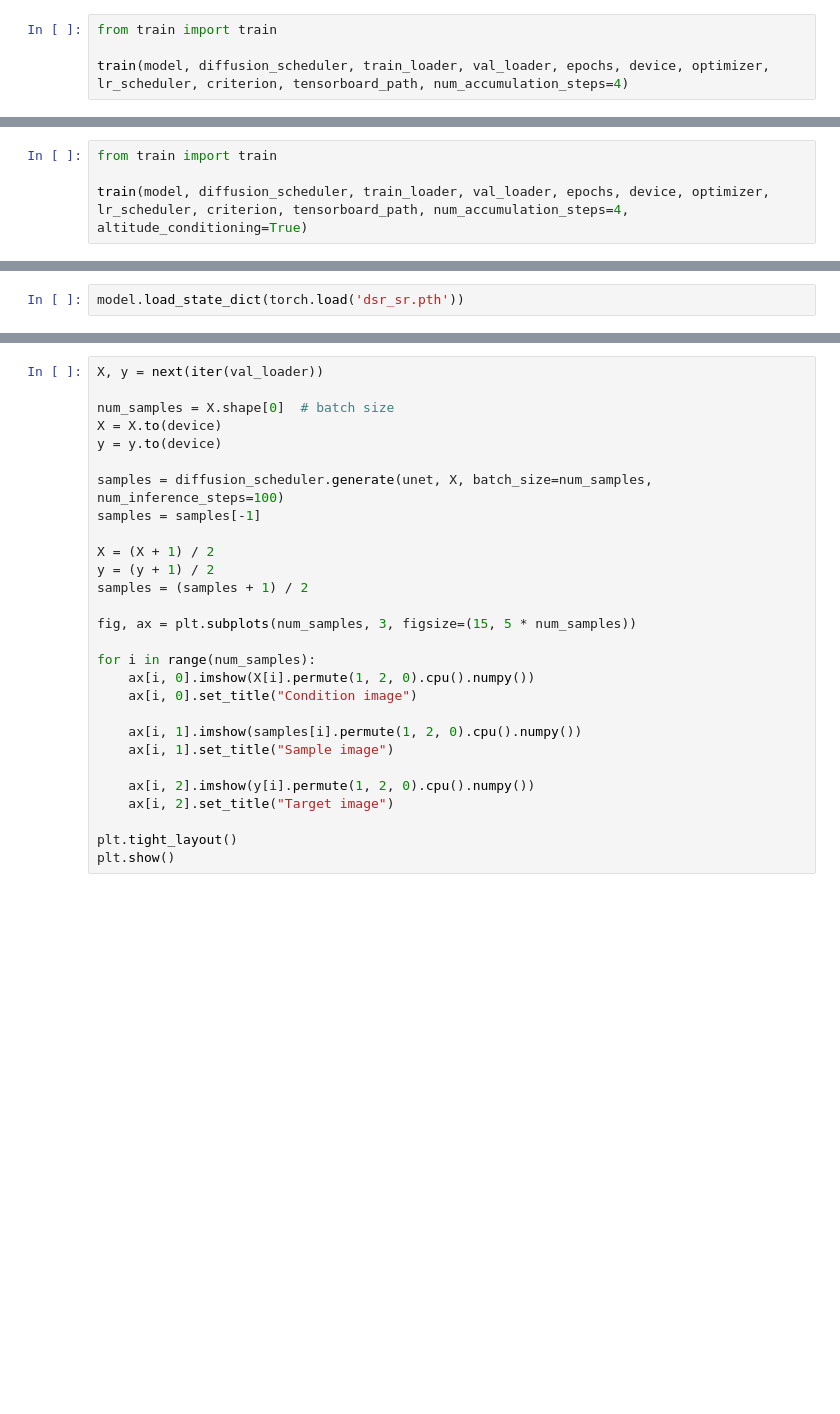
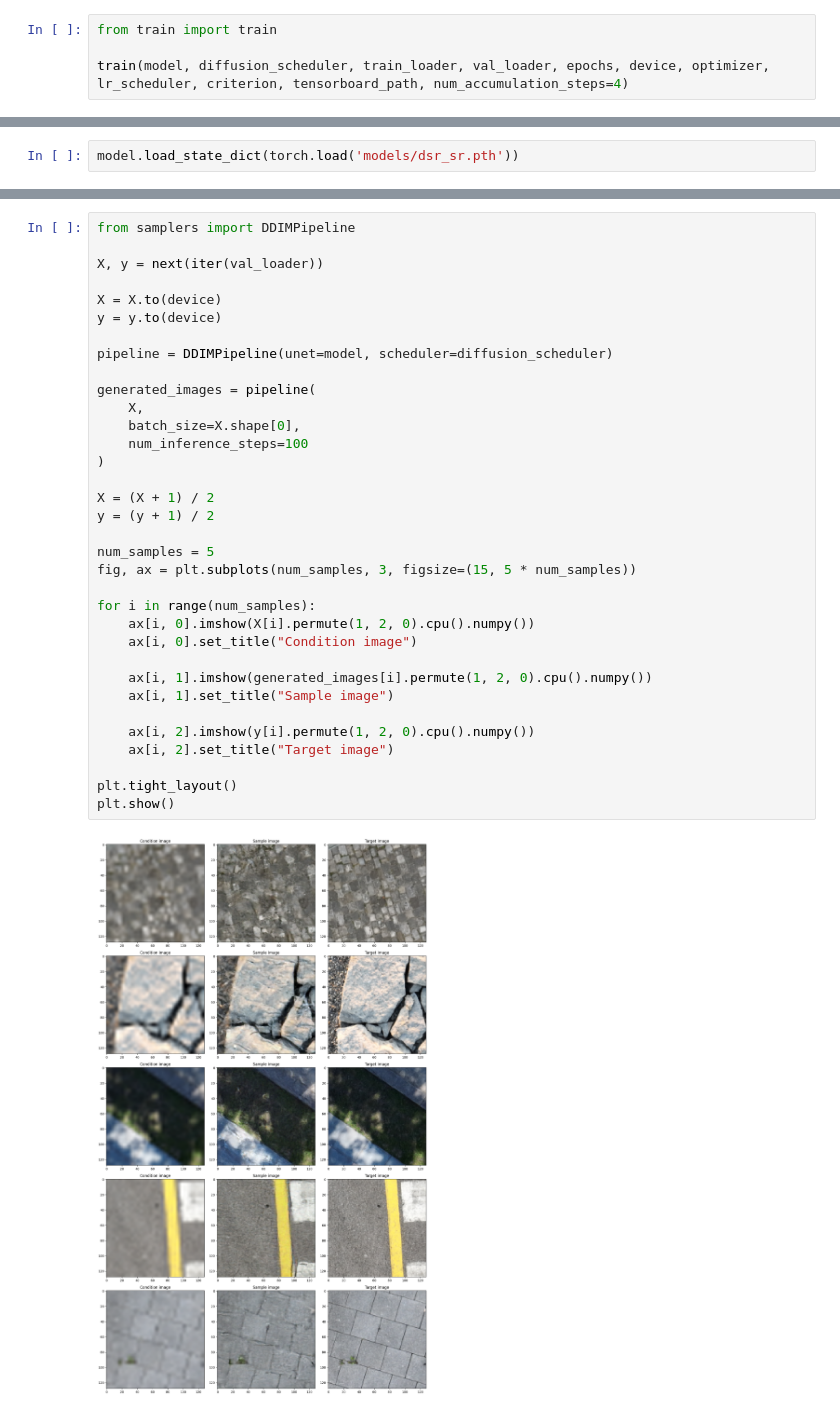
Before and after one commit to AngelUrq/diffusion-sr, a Jupyter notebook: super_resolution.ipynb, the cells around one changed output, grey strips where cells are left out. Drawn from its saved outputs; the diff is of its cells as text; blank space fills up the shorter version.

Commit message:
Improve inference code

```diff
--- a/super_resolution.ipynb
+++ b/super_resolution.ipynb
@@ -229,5 +171 @@ Number of parameters: 525759491 cuda
-# %%
-from train import train
-
-train(model, diffusion_scheduler, train_loader, val_loader, epochs, device, optimizer, lr_scheduler, criterion, tensorboard_path, num_accumulation_steps=4, altitude_conditioning=True)
 # %%
@@ -235,2 +175,2 @@ torch.save(model.state_dict(), 'dsr_sr.pth')
 # %%
-model.load_state_dict(torch.load('dsr_sr.pth'))
+model.load_state_dict(torch.load('models/dsr_sr.pth'))
@@ -237,28 +179,36 @@ model.load_state_dict(torch.load('dsr_sr.pth'))
 # %%
+from samplers import DDIMPipeline
+
 X, y = next(iter(val_loader))
 
-num_samples = X.shape[0]  # batch size
 X = X.to(device)
 y = y.to(device)
 
-samples = diffusion_scheduler.generate(unet, X, batch_size=num_samples, num_inference_steps=100)
-samples = samples[-1]
+pipeline = DDIMPipeline(unet=model, scheduler=diffusion_scheduler)
+
+generated_images = pipeline(
+    X,
+    batch_size=X.shape[0],
+    num_inference_steps=100
+)
 
 X = (X + 1) / 2
 y = (y + 1) / 2
-samples = (samples + 1) / 2
 
+num_samples = 5
 fig, ax = plt.subplots(num_samples, 3, figsize=(15, 5 * num_samples))
 
 for i in range(num_samples):
     ax[i, 0].imshow(X[i].permute(1, 2, 0).cpu().numpy())
     ax[i, 0].set_title("Condition image")
 
-    ax[i, 1].imshow(samples[i].permute(1, 2, 0).cpu().numpy())
+    ax[i, 1].imshow(generated_images[i].permute(1, 2, 0).cpu().numpy())
     ax[i, 1].set_title("Sample image")
 
     ax[i, 2].imshow(y[i].permute(1, 2, 0).cpu().numpy())
     ax[i, 2].set_title("Target image")
 
 plt.tight_layout()
 plt.show()
+# %% [output]
+[figure, added]
```
Also changed, not shown: parts of 13 cells of this notebook.
